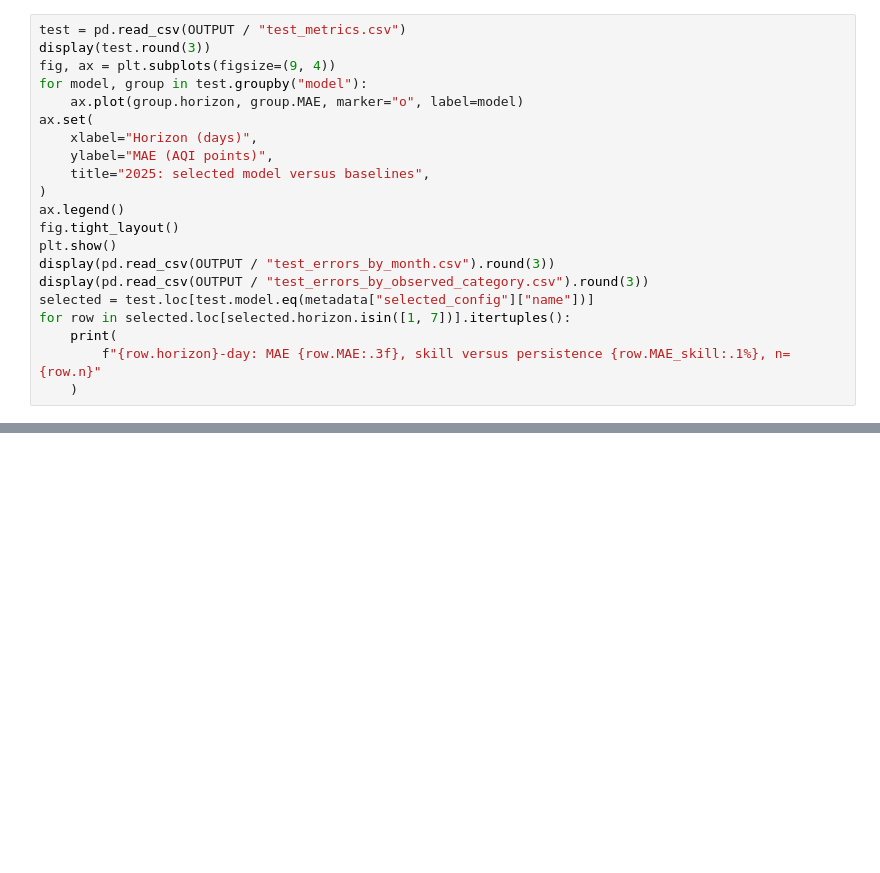
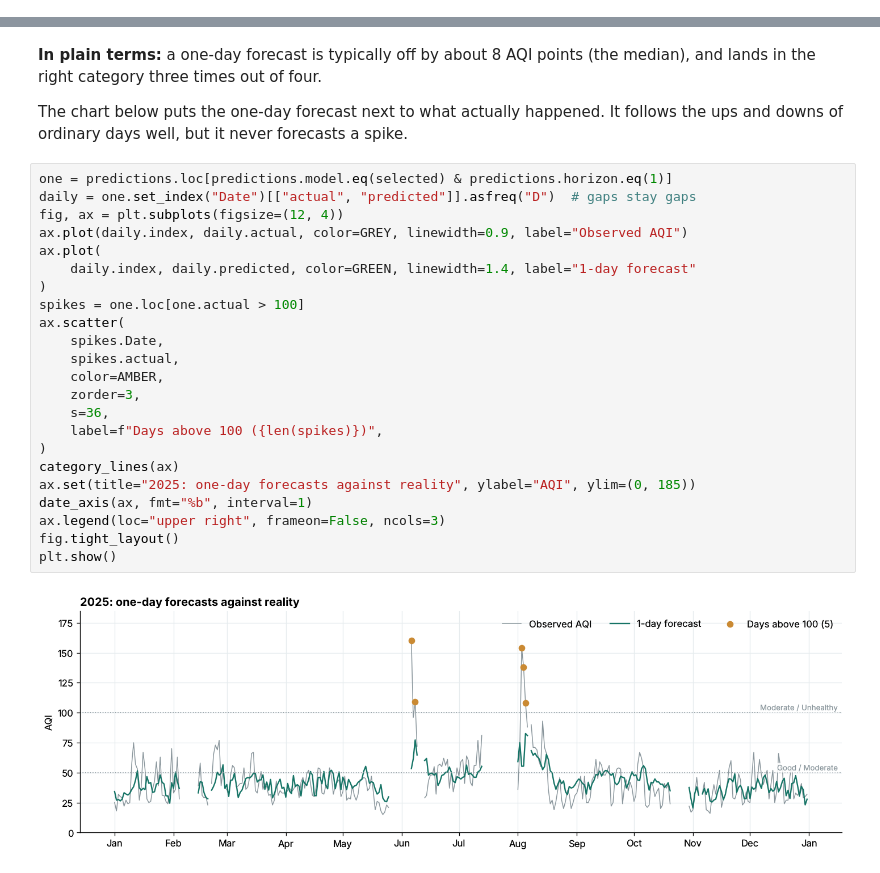
Before and after one commit to AhmedOT22/Air-Quality-Forecasting, a Jupyter notebook: AirQuality.ipynb, the cells around one changed output, grey strips where cells are left out. Saved outputs shown, nothing was run; the diff lists cells and outputs as text; blank space fills up the shorter version.

```diff
--- a/AirQuality.ipynb
+++ b/AirQuality.ipynb
@@ -365,21 +0,0 @@ no significance or calibrated uncertainty is claimed.
-# %%
-test = pd.read_csv(OUTPUT / "test_metrics.csv")
-display(test.round(3))
-fig, ax = plt.subplots(figsize=(9, 4))
-for model, group in test.groupby("model"):
-    ax.plot(group.horizon, group.MAE, marker="o", label=model)
-ax.set(
-    xlabel="Horizon (days)",
-    ylabel="MAE (AQI points)",
-    title="2025: selected model versus baselines",
-)
-ax.legend()
-fig.tight_layout()
-plt.show()
-display(pd.read_csv(OUTPUT / "test_errors_by_month.csv").round(3))
-display(pd.read_csv(OUTPUT / "test_errors_by_observed_category.csv").round(3))
-selected = test.loc[test.model.eq(metadata["selected_config"]["name"])]
-for row in selected.loc[selected.horizon.isin([1, 7])].itertuples():
-    print(
-        f"{row.horizon}-day: MAE {row.MAE:.3f}, skill versus persistence {row.MAE_skill:.1%}, n={row.n}"
-    )
@@ -562,0 +402,31 @@ Weather challenger: issued_experimental_challenger
+# %% [markdown]
+**In plain terms:** a one-day forecast is typically off by about 8 AQI points (the
+median), and lands in the right category three times out of four.
+
+The chart below puts the one-day forecast next to what actually happened. It follows
+the ups and downs of ordinary days well, but it never forecasts a spike.
+# %%
+one = predictions.loc[predictions.model.eq(selected) & predictions.horizon.eq(1)]
+daily = one.set_index("Date")[["actual", "predicted"]].asfreq("D")  # gaps stay gaps
+fig, ax = plt.subplots(figsize=(12, 4))
+ax.plot(daily.index, daily.actual, color=GREY, linewidth=0.9, label="Observed AQI")
+ax.plot(
+    daily.index, daily.predicted, color=GREEN, linewidth=1.4, label="1-day forecast"
+)
+spikes = one.loc[one.actual > 100]
+ax.scatter(
+    spikes.Date,
+    spikes.actual,
+    color=AMBER,
+    zorder=3,
+    s=36,
+    label=f"Days above 100 ({len(spikes)})",
+)
+category_lines(ax)
+ax.set(title="2025: one-day forecasts against reality", ylabel="AQI", ylim=(0, 185))
+date_axis(ax, fmt="%b", interval=1)
+ax.legend(loc="upper right", frameon=False, ncols=3)
+fig.tight_layout()
+plt.show()
+# %% [output]
+[figure, added]
```
Also changed, not shown: parts of 52 cells of this notebook.
